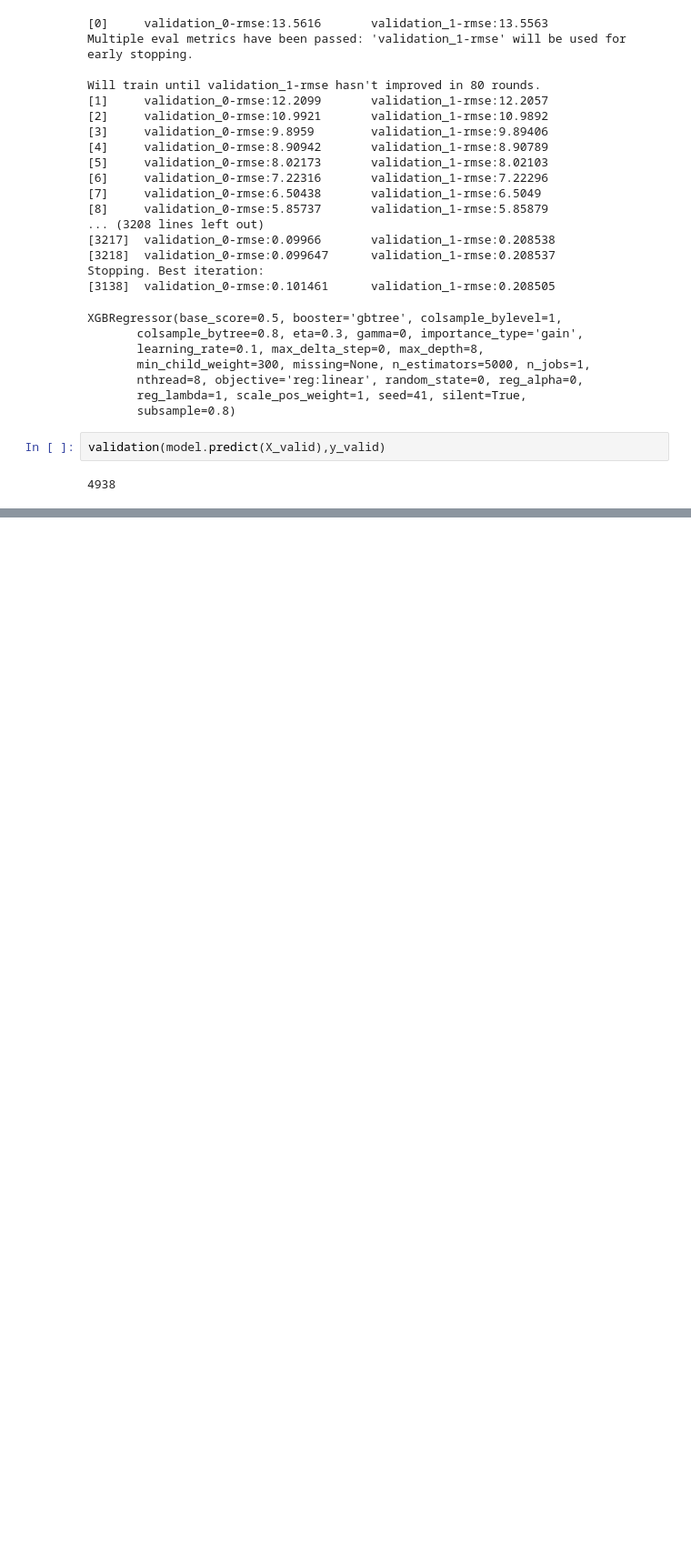
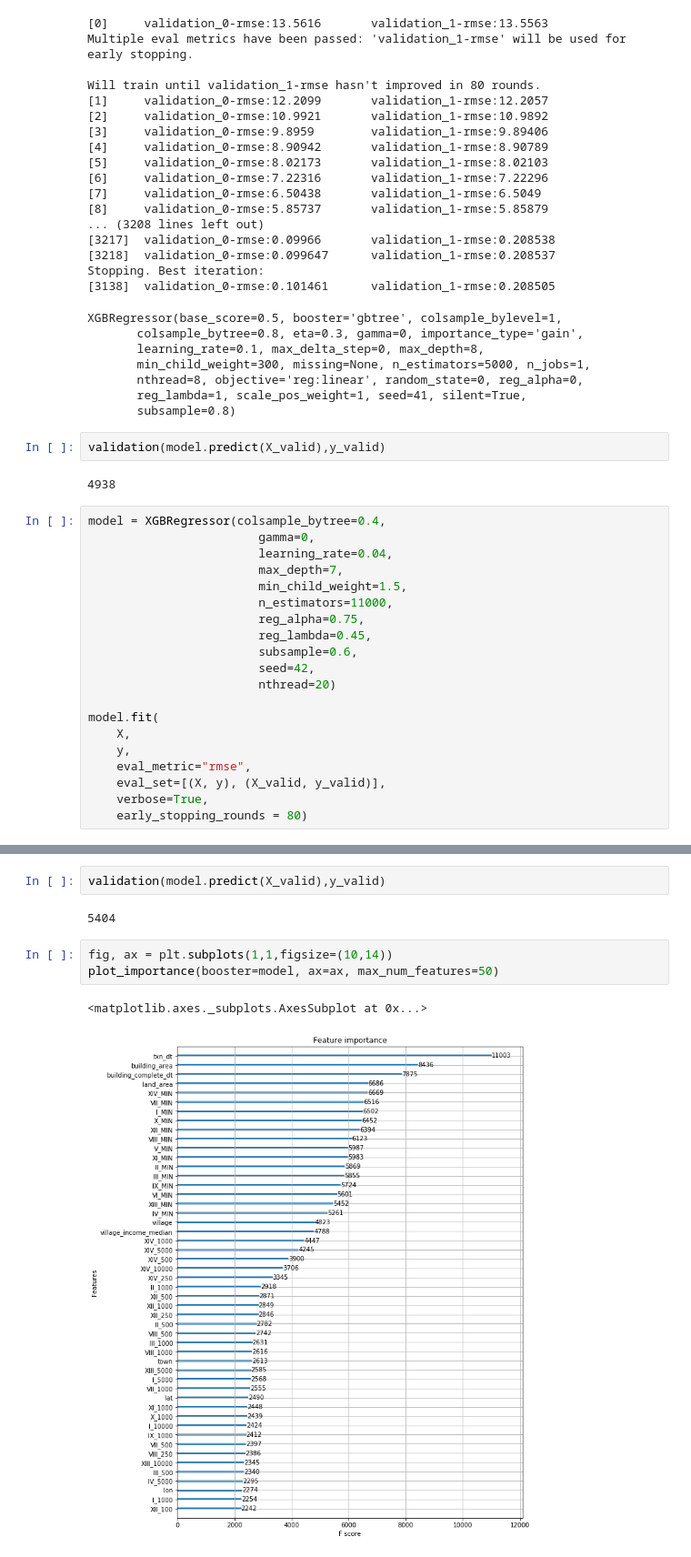
Before and after one commit to ChingChieh/HousePriceCompetition, a Jupyter notebook: HousePredition2.0.ipynb, the cells around one changed output, grey strips where cells are left out. Shown: that part at 91% size. Cells and saved outputs as stored; diff of their text form; blank space fills up the shorter version.

```diff
--- a/HousePredition2.0.ipynb
+++ b/HousePredition2.0.ipynb
@@ -140,3 +169,23 @@ XGBRegressor(base_score=0.5, booster='gbtree', colsample_bylevel=1,
 validation(model.predict(X_valid),y_valid)
 # %% [output]
 4938
+# %%
+model = XGBRegressor(colsample_bytree=0.4,
+                        gamma=0,
+                        learning_rate=0.04,
+                        max_depth=7,
+                        min_child_weight=1.5,
+                        n_estimators=11000,
+                        reg_alpha=0.75,
+                        reg_lambda=0.45,
+                        subsample=0.6,
+                        seed=42,
+                        nthread=20)
+
+model.fit(
+    X,
+    y,
+    eval_metric="rmse",
+    eval_set=[(X, y), (X_valid, y_valid)],
+    verbose=True,
+    early_stopping_rounds = 80)
@@ -142,0 +217,10 @@ validation(model.predict(X_valid),y_valid)
+# %%
+validation(model.predict(X_valid),y_valid)
+# %% [output]
+5404
+# %%
+fig, ax = plt.subplots(1,1,figsize=(10,14))
+plot_importance(booster=model, ax=ax, max_num_features=50)
+# %% [output]
+<matplotlib.axes._subplots.AxesSubplot at 0x...>
+[figure, added]
```
Also changed, not shown: parts of 13 cells of this notebook.
